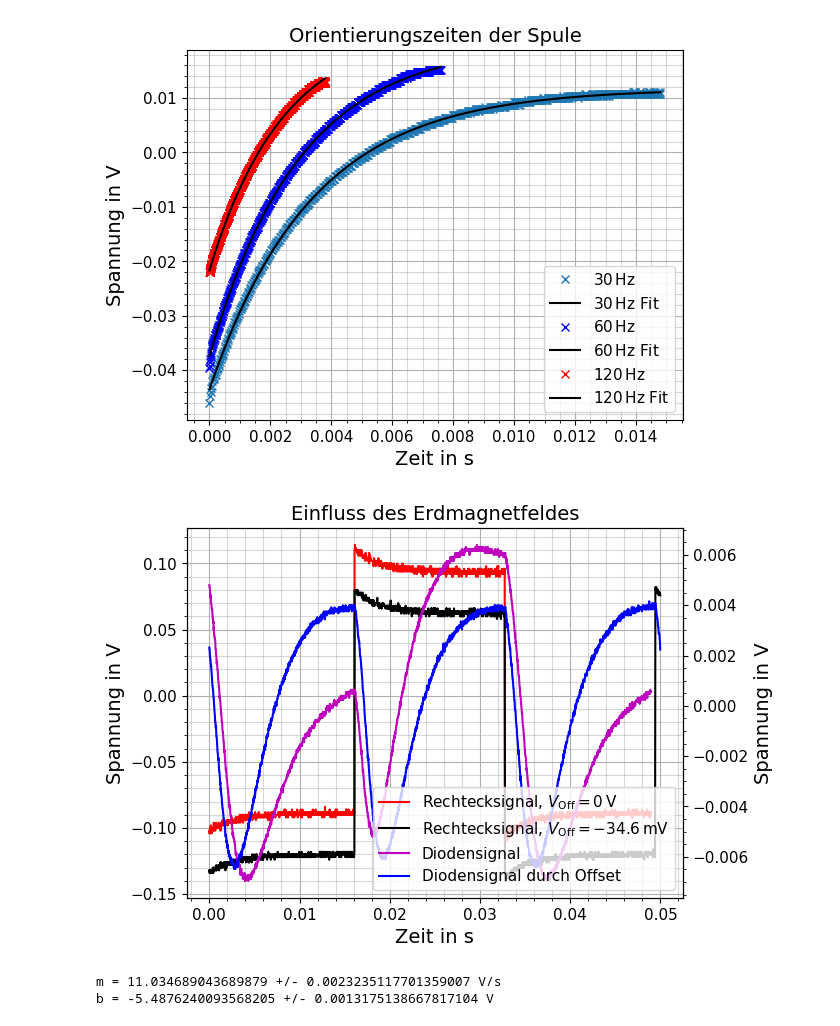
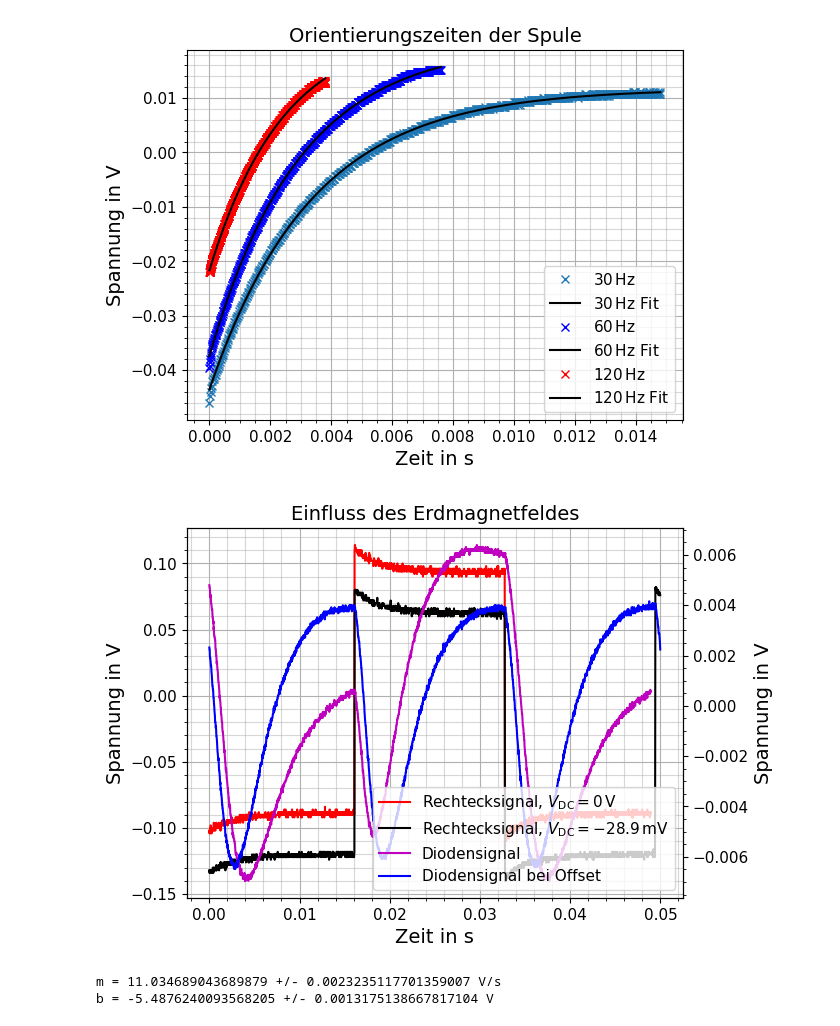
Before and after one commit to NicolasRohrbeck/fprak, a Jupyter notebook: scripts/optpumpen.ipynb, the cells around one changed output. Cells and saved outputs as stored; diff of their text form; code cells hidden in the pictures.

```diff
--- a/scripts/optpumpen.ipynb
+++ b/scripts/optpumpen.ipynb
@@ -268,37 +269,37 @@ import os
 
 zeit1, rechteck1, diode1= np.loadtxt(r'../Messdaten/20260511_Optisches_Pumpen/5_para_30Hz_200mVpp_-34mV6off.dat', skiprows=0, unpack=True, delimiter='\t')
 zeit2, rechteck2, diode2= np.loadtxt(r'../Messdaten/20260511_Optisches_Pumpen/5_para_30Hz_200mVpp_0off.dat', skiprows=53, unpack=True, delimiter='\t')
 
 #zeit2 so verschieben, dass die Rechtecksignale übereinander liegen
 zeit2 = zeit2 - zeit2[0]
 
 fig, ax1 = plt.subplots()
 ax2 = ax1.twinx()
 
-ax1.plot(zeit2, rechteck2, "-r", label=r"Rechtecksignal, $V_\text{Off}=0\,\text{V}$")
+ax1.plot(zeit2, rechteck2, "-r", label=r"Rechtecksignal, $V_\text{DC}=0\,\text{V}$")
 ax2.plot(zeit2, diode2, "-m", label=r"Diodensignal")
-ax1.plot(zeit1, rechteck1, "-k", label=r"Rechtecksignal, $V_\text{Off}=-34.6\,\text{mV}$")
-ax2.plot(zeit1, diode1, "-b", label=r"Diodensignal durch Offset")
+ax1.plot(zeit1, rechteck1, "-k", label=r"Rechtecksignal, $V_\text{DC}=-28.9\,\text{mV}$")
+ax2.plot(zeit1, diode1, "-b", label=r"Diodensignal bei Offset")
 
 ax1.set_xlabel("Zeit in s", fontsize=14)
 ax1.set_ylabel("Spannung in V", fontsize=14)
 ax1.tick_params(labelsize=11)
 ax2.set_ylabel("Spannung in V", fontsize=14)
 ax2.tick_params(labelsize=11)
 
 ax1.minorticks_on()
 ax1.grid(which='major')
 ax1.grid(which='minor', alpha=0.5)
 ax2.minorticks_on()
 
 #beide Legenden in einer Legende zusammenfassen
 handles1, labels1 = ax1.get_legend_handles_labels()
 handles2, labels2 = ax2.get_legend_handles_labels()
 ax2.legend(handles1 + handles2, labels1 + labels2, fontsize=11)
 ax1.set_title("Einfluss des Erdmagnetfeldes", fontsize=14)
 #fig.savefig("../Bilder/Optisches Pumpen/Erdmagnetfeld.pdf")
 # %% [output]
-[figure, old version]
+[figure, new version]
 # %%
 #RF-Messung bei moduliertem Magnetfeld -> g-Faktor
 
```
Also changed, not shown: parts of 5 cells of this notebook, 1 other file.
